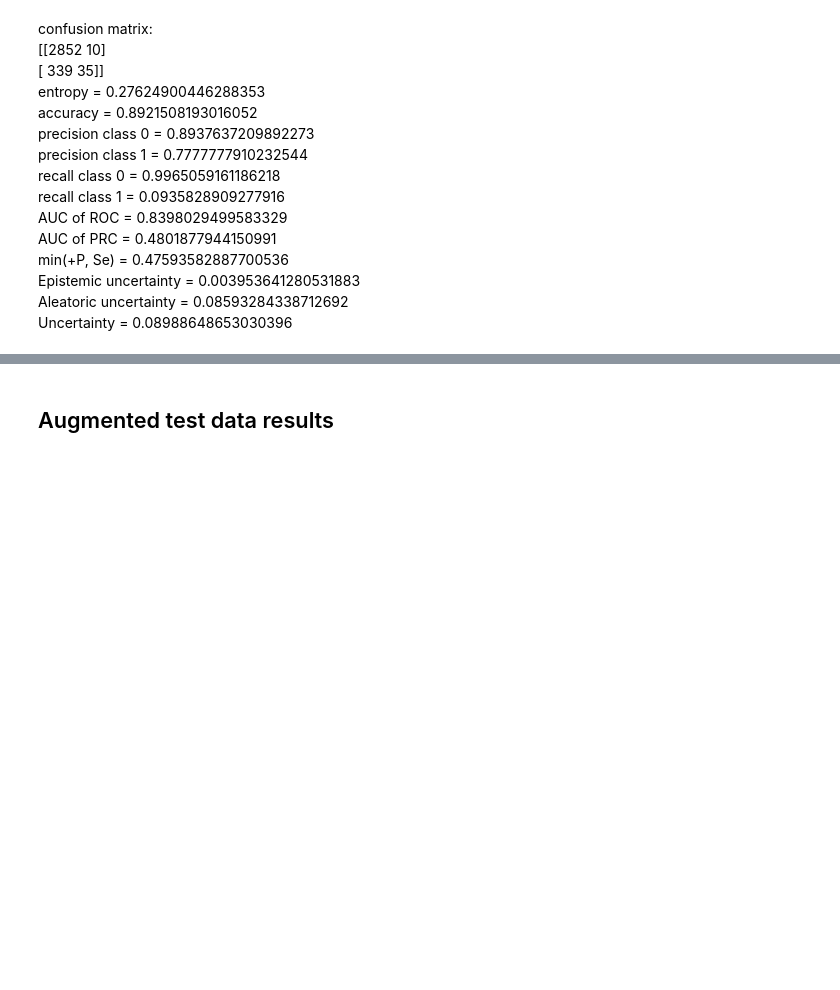
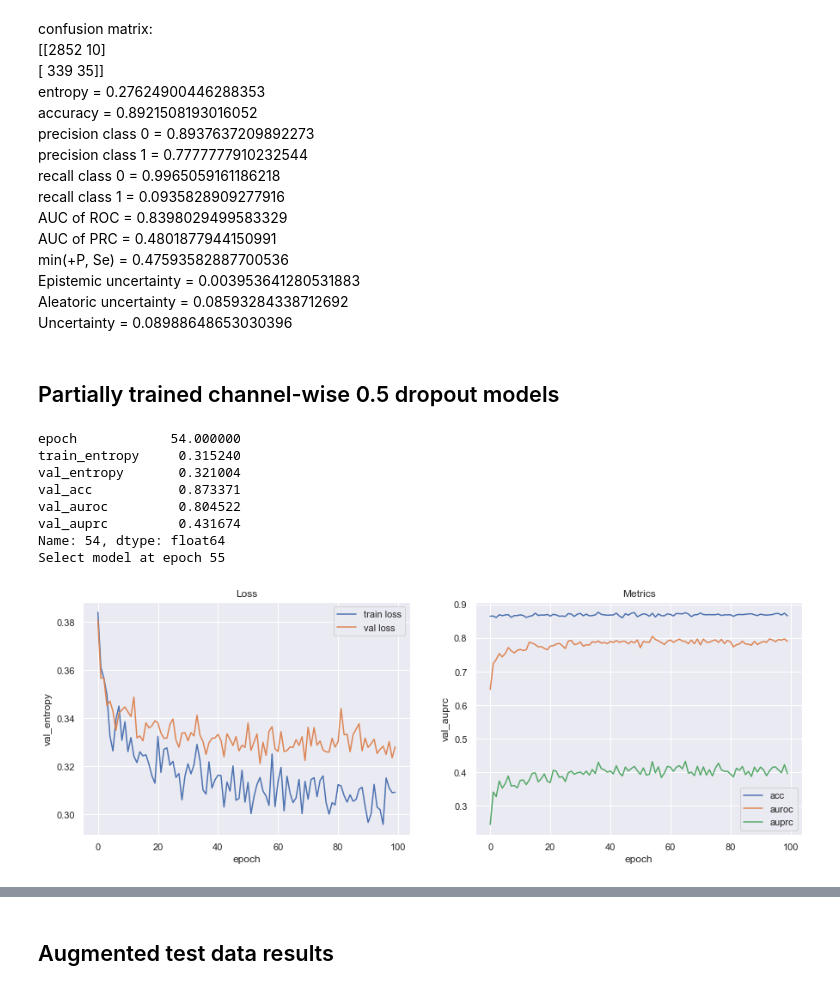
Before and after one commit to nlhkh/mimic3-benchmarks, a Jupyter notebook: Training logs and collect test results.ipynb, the cells around one changed output, grey strips where cells are left out. Drawn from its saved outputs; the diff is of its cells as text; code cells hidden in the pictures; blank space fills up the shorter version.

```diff
--- a/Training logs and collect test results.ipynb
+++ b/Training logs and collect test results.ipynb
@@ -1134,3 +1134,18 @@ min(+P, Se) = 0.47593582887700536 \
 Epistemic uncertainty = 0.003953641280531883 \
 Aleatoric uncertainty = 0.08593284338712692 \
 Uncertainty = 0.08988648653030396
+# %% [markdown]
+## Partially trained channel-wise 0.5 dropout models
+# %%
+# 10%
+plot_loss("training_logs/10_k_channel_wise_lstms_stochastic.n8.szc4.0.d0.5.rd0.5.dep1.bs8.ts1.0.csv")
+# %% [output]
+epoch            54.000000
+train_entropy     0.315240
+val_entropy       0.321004
+val_acc           0.873371
+val_auroc         0.804522
+val_auprc         0.431674
+Name: 54, dtype: float64
+Select model at epoch 55
+[figure, added]
```
Also changed, not shown: parts of 17 cells of this notebook, 1 other file.
